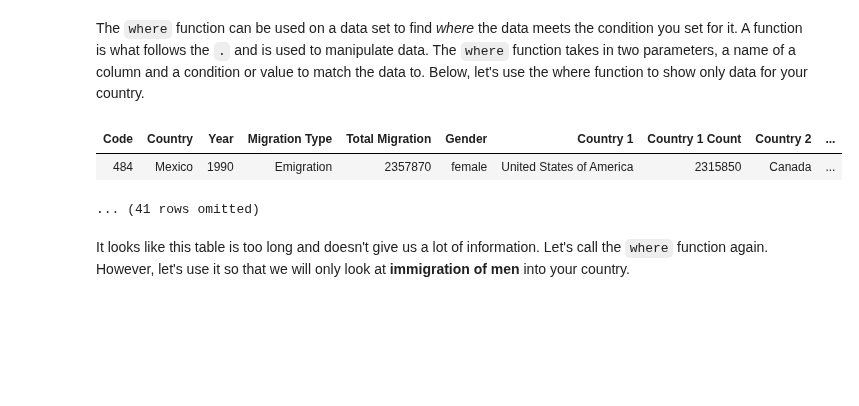
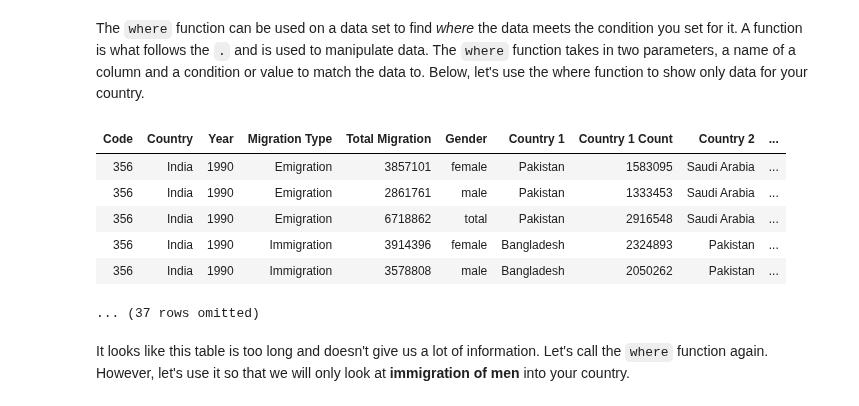
Before and after one commit to ds-modules/IAS-150, a Jupyter notebook: IAS-150_notebook.ipynb, the cells around one changed output. Cells and saved outputs as stored; diff of their text form; code cells hidden in the pictures; blank space fills up the shorter version.

```diff
--- a/IAS-150_notebook.ipynb
+++ b/IAS-150_notebook.ipynb
@@ -105,13 +106,17 @@ The `where` function can be used on a data set to find *where* the data meets th
 # %%
 # Replace the elipsis with your country name. DO NOT REMOVE THE QUOTES!
 # Then, run the cell.
-my_country = "Mexico"
+my_country = "India"
 country_data = data.where("Country", my_country)
-country_data.show(1)
+country_data.show(5)
 # %% [output]
 | Code | Country | Year | Migration Type | Total Migration | Gender | Country 1 | Country 1 Count | Country 2 | ... |
-| 484 | Mexico | 1990 | Emigration | 2357870 | female | United States of America | 2315850 | Canada | ... |
+| 356 | India | 1990 | Emigration | 3857101 | female | Pakistan | 1583095 | Saudi Arabia | ... |
+| 356 | India | 1990 | Emigration | 2861761 | male | Pakistan | 1333453 | Saudi Arabia | ... |
+| 356 | India | 1990 | Emigration | 6718862 | total | Pakistan | 2916548 | Saudi Arabia | ... |
+| 356 | India | 1990 | Immigration | 3914396 | female | Bangladesh | 2324893 | Pakistan | ... |
+| 356 | India | 1990 | Immigration | 3578808 | male | Bangladesh | 2050262 | Pakistan | ... |
-... (41 rows omitted)
+... (37 rows omitted)
 # %% [markdown]
 It looks like this table is too long and doesn't give us a lot of information. Let's call the `where` function again. However, let's use it so that we will only look at **immigration of men** into your country.
 # %%
```
Also changed, not shown: parts of 11 cells of this notebook, 1 other file.
